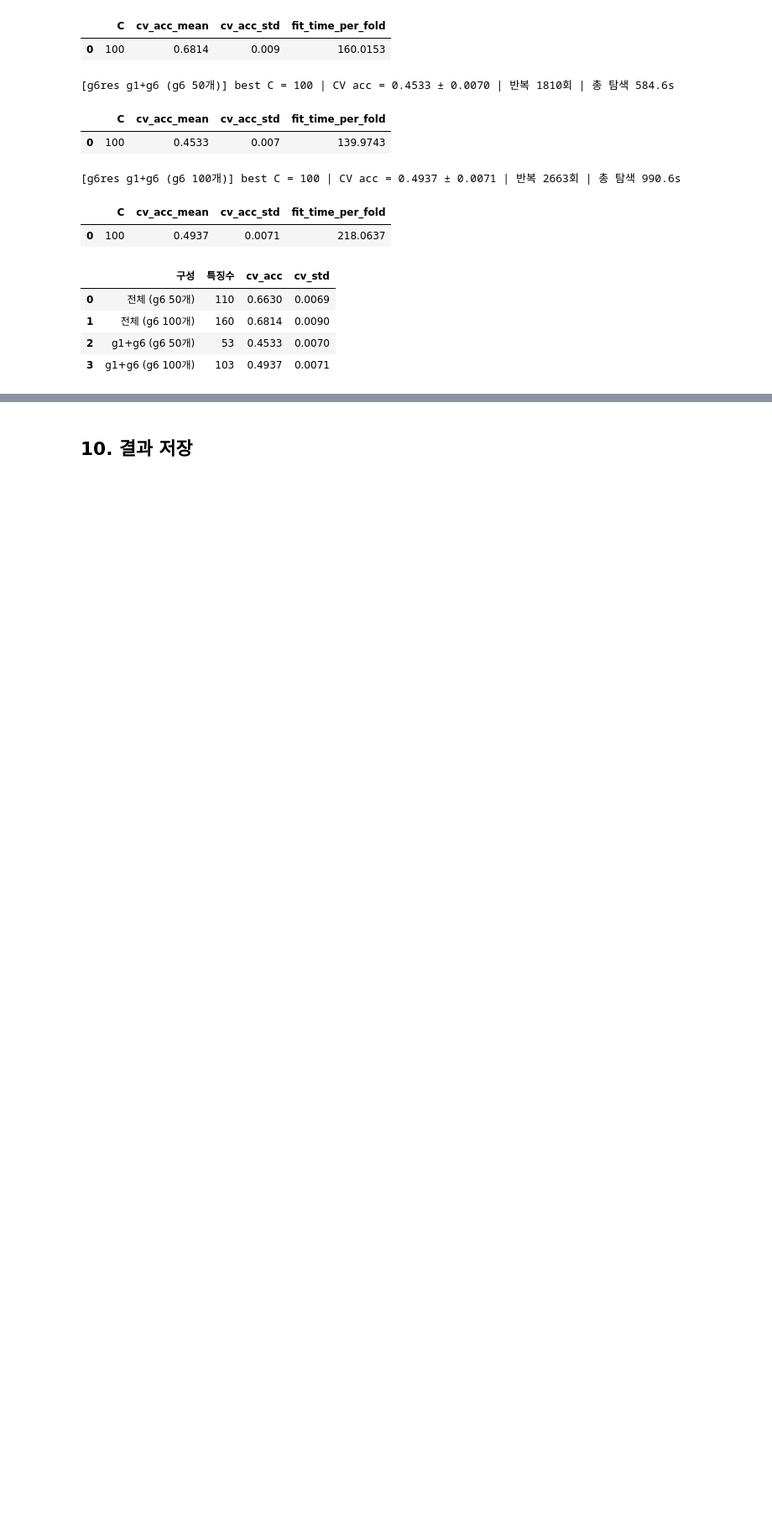
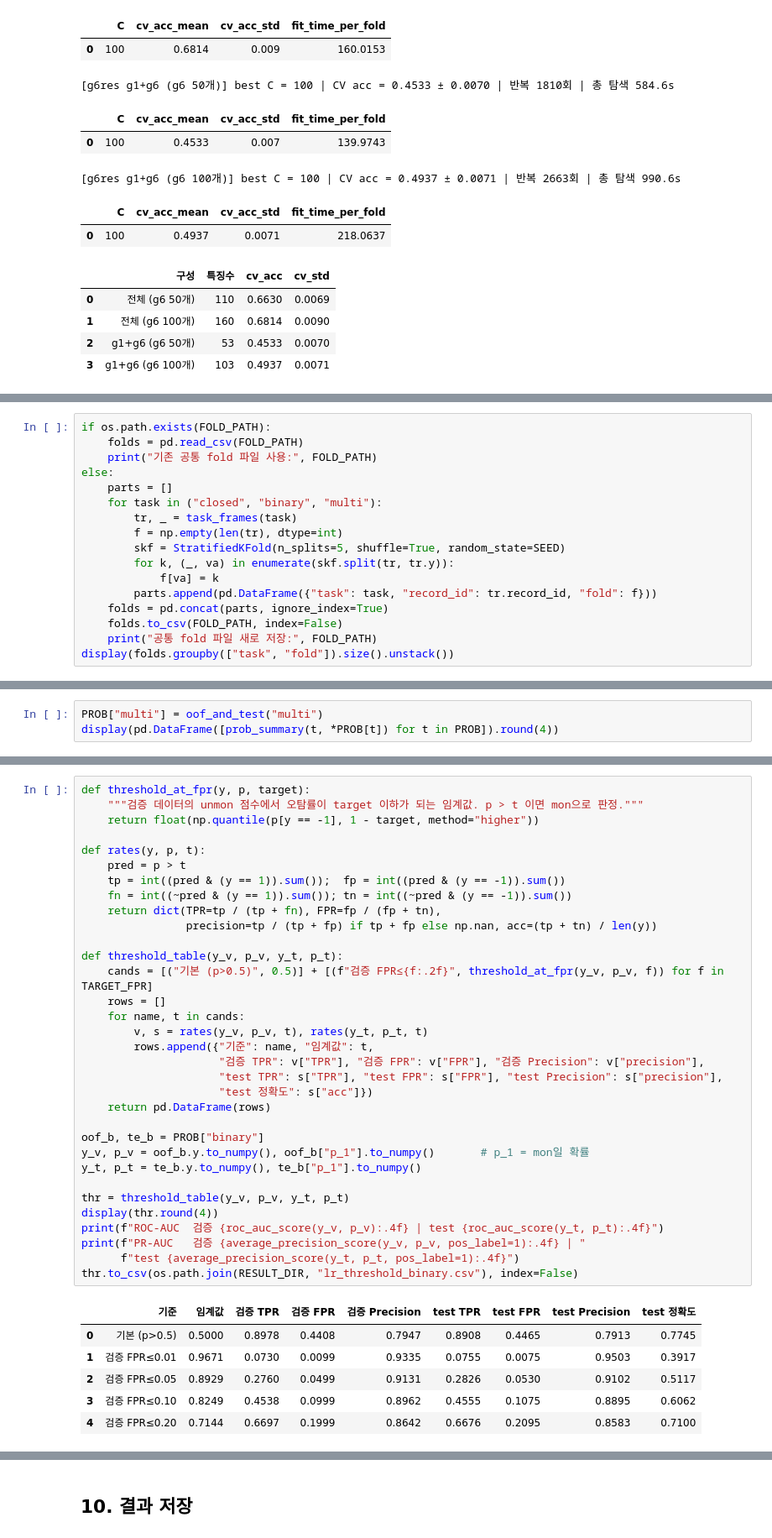
Before and after one commit to EWHA-MLB/website-fingerprinting, a Jupyter notebook: models/logistic_regression/01_lr_main.ipynb, the cells around one changed output, grey strips where cells are left out. Shown at 84% size. Saved outputs shown, nothing was run; the diff lists cells and outputs as text; blank space fills up the shorter version.

```diff
--- a/models/logistic_regression/01_lr_main.ipynb
+++ b/models/logistic_regression/01_lr_main.ipynb
@@ -827,0 +872,17 @@ g6res.to_csv(os.path.join(RESULT_DIR, "lr_g6_resolution.csv"), index=False)
+# %%
+if os.path.exists(FOLD_PATH):
+    folds = pd.read_csv(FOLD_PATH)
+    print("기존 공통 fold 파일 사용:", FOLD_PATH)
+else:
+    parts = []
+    for task in ("closed", "binary", "multi"):
+        tr, _ = task_frames(task)
+        f = np.empty(len(tr), dtype=int)
+        skf = StratifiedKFold(n_splits=5, shuffle=True, random_state=SEED)
+        for k, (_, va) in enumerate(skf.split(tr, tr.y)):
+            f[va] = k
+        parts.append(pd.DataFrame({"task": task, "record_id": tr.record_id, "fold": f}))
+    folds = pd.concat(parts, ignore_index=True)
+    folds.to_csv(FOLD_PATH, index=False)
+    print("공통 fold 파일 새로 저장:", FOLD_PATH)
+display(folds.groupby(["task", "fold"]).size().unstack())
@@ -827,0 +955,3 @@ g6res.to_csv(os.path.join(RESULT_DIR, "lr_g6_resolution.csv"), index=False)
+# %%
+PROB["multi"] = oof_and_test("multi")
+display(pd.DataFrame([prob_summary(t, *PROB[t]) for t in PROB]).round(4))
@@ -827,0 +971,40 @@ g6res.to_csv(os.path.join(RESULT_DIR, "lr_g6_resolution.csv"), index=False)
+# %%
+def threshold_at_fpr(y, p, target):
+    """검증 데이터의 unmon 점수에서 오탐률이 target 이하가 되는 임계값. p > t 이면 mon으로 판정."""
+    return float(np.quantile(p[y == -1], 1 - target, method="higher"))
+
+def rates(y, p, t):
+    pred = p > t
+    tp = int((pred & (y == 1)).sum());  fp = int((pred & (y == -1)).sum())
+    fn = int((~pred & (y == 1)).sum()); tn = int((~pred & (y == -1)).sum())
+    return dict(TPR=tp / (tp + fn), FPR=fp / (fp + tn),
+                precision=tp / (tp + fp) if tp + fp else np.nan, acc=(tp + tn) / len(y))
+
+def threshold_table(y_v, p_v, y_t, p_t):
+    cands = [("기본 (p>0.5)", 0.5)] + [(f"검증 FPR≤{f:.2f}", threshold_at_fpr(y_v, p_v, f)) for f in TARGET_FPR]
+    rows = []
+    for name, t in cands:
+        v, s = rates(y_v, p_v, t), rates(y_t, p_t, t)
+        rows.append({"기준": name, "임계값": t,
+                     "검증 TPR": v["TPR"], "검증 FPR": v["FPR"], "검증 Precision": v["precision"],
+                     "test TPR": s["TPR"], "test FPR": s["FPR"], "test Precision": s["precision"],
+                     "test 정확도": s["acc"]})
+    return pd.DataFrame(rows)
+
+oof_b, te_b = PROB["binary"]
+y_v, p_v = oof_b.y.to_numpy(), oof_b["p_1"].to_numpy()       # p_1 = mon일 확률
+y_t, p_t = te_b.y.to_numpy(), te_b["p_1"].to_numpy()
+
+thr = threshold_table(y_v, p_v, y_t, p_t)
+display(thr.round(4))
+print(f"ROC-AUC  검증 {roc_auc_score(y_v, p_v):.4f} | test {roc_auc_score(y_t, p_t):.4f}")
+print(f"PR-AUC   검증 {average_precision_score(y_v, p_v, pos_label=1):.4f} | "
+      f"test {average_precision_score(y_t, p_t, pos_label=1):.4f}")
+thr.to_csv(os.path.join(RESULT_DIR, "lr_threshold_binary.csv"), index=False)
+# %% [output]
+|  | 기준 | 임계값 | 검증 TPR | 검증 FPR | 검증 Precision | test TPR | test FPR | test Precision | test 정확도 |
+| 0 | 기본 (p>0.5) | 0.5000 | 0.8978 | 0.4408 | 0.7947 | 0.8908 | 0.4465 | 0.7913 | 0.7745 |
+| 1 | 검증 FPR≤0.01 | 0.9671 | 0.0730 | 0.0099 | 0.9335 | 0.0755 | 0.0075 | 0.9503 | 0.3917 |
+| 2 | 검증 FPR≤0.05 | 0.8929 | 0.2760 | 0.0499 | 0.9131 | 0.2826 | 0.0530 | 0.9102 | 0.5117 |
+| 3 | 검증 FPR≤0.10 | 0.8249 | 0.4538 | 0.0999 | 0.8962 | 0.4555 | 0.1075 | 0.8895 | 0.6062 |
+| 4 | 검증 FPR≤0.20 | 0.7144 | 0.6697 | 0.1999 | 0.8642 | 0.6676 | 0.2095 | 0.8583 | 0.7100 |
```
Also changed, not shown: parts of 10 cells of this notebook, 1 other file.
